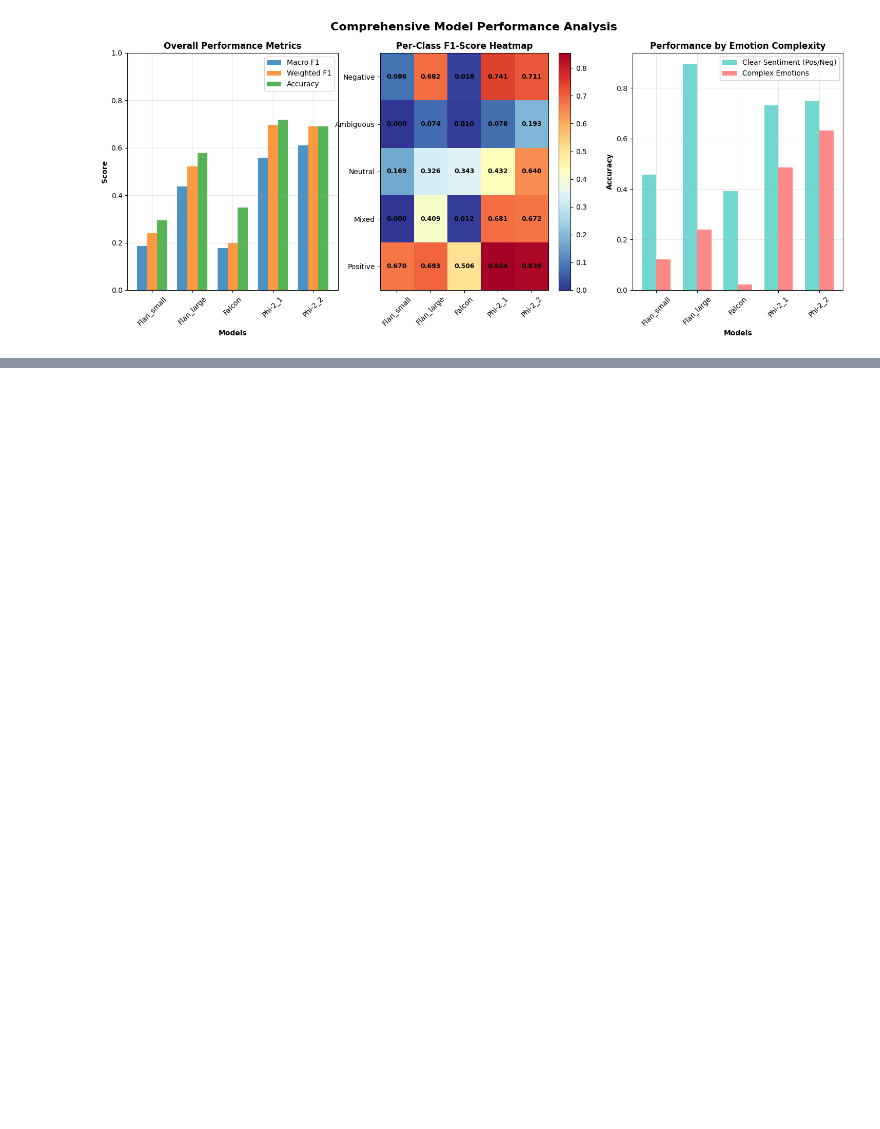
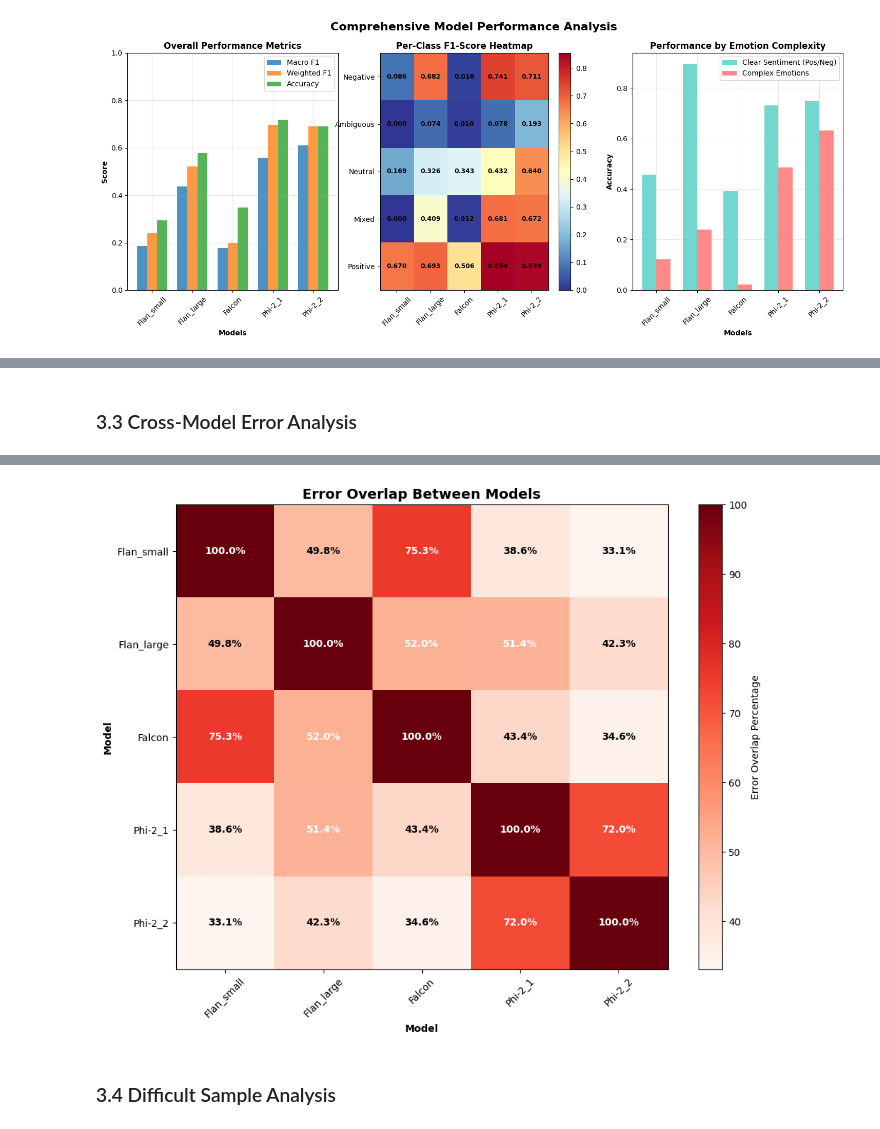
Before and after one commit to franciscoribeiro2003/Emotion_Classifier, a Jupyter notebook: notebooks/05-prompt-classification.ipynb, the cells around one changed output, grey strips where cells are left out. Drawn from its saved outputs; the diff is of its cells as text; code cells hidden in the pictures; blank space fills up the shorter version.

```diff
--- a/notebooks/05-prompt-classification.ipynb
+++ b/notebooks/05-prompt-classification.ipynb
@@ -900,0 +913,72 @@ ax5.grid(True, alpha=0.3)
+# %% [markdown]
+### 3.3 Cross-Model Error Analysis
+# %%
+# Analyze common errors across models
+print(f"\n" + "="*80)
+print("CROSS-MODEL ERROR ANALYSIS")
+print("="*80)
+
+# Find samples that all models get wrong
+all_errors = None
+for model in models:
+    if model in misclassification_data:
+        if all_errors is None:
+            all_errors = set(misclassification_data[model]['indices'])
+        else:
+            all_errors = all_errors.intersection(set(misclassification_data[model]['indices']))
+
+print(f"Samples misclassified by ALL models: {len(all_errors) if all_errors else 0}")
+
+# Find samples that only one model gets wrong
+if len(models) > 1:
+    unique_errors = {}
+    for model in models:
+        if model in misclassification_data:
+            model_errors = set(misclassification_data[model]['indices'])
+            other_errors = set()
+            for other_model in models:
+                if other_model != model and other_model in misclassification_data:
+                    other_errors.update(misclassification_data[other_model]['indices'])
+
+            unique_to_model = model_errors - other_errors
+            unique_errors[model] = unique_to_model
+            print(f"Samples misclassified ONLY by {model}: {len(unique_to_model)}")
+
+# Analyze error consistency
+print(f"\nERROR CONSISTENCY ANALYSIS:")
+print("-" * 40)
+error_overlap_matrix = np.zeros((len(models), len(models)))
+
+for i, model1 in enumerate(models):
+    for j, model2 in enumerate(models):
+        if model1 in misclassification_data and model2 in misclassification_data:
+            errors1 = set(misclassification_data[model1]['indices'])
+            errors2 = set(misclassification_data[model2]['indices'])
+
+            if len(errors1) > 0 and len(errors2) > 0:
+                overlap = len(errors1.intersection(errors2))
+                overlap_percentage = overlap / len(errors1.union(errors2)) * 100
+                error_overlap_matrix[i, j] = overlap_percentage
+            else:
+                error_overlap_matrix[i, j] = 0
+
+# Visualize error overlap
+plt.figure(figsize=(10, 8))
+im = plt.imshow(error_overlap_matrix, cmap='Reds', aspect='auto')
+plt.colorbar(im, label='Error Overlap Percentage')
+plt.xticks(range(len(models)), models, rotation=45)
+plt.yticks(range(len(models)), models)
+plt.title('Error Overlap Between Models', fontweight='bold', fontsize=14)
+
+# Add text annotations
+for i in range(len(models)):
+    for j in range(len(models)):
+        text = plt.text(j, i, f'{error_overlap_matrix[i, j]:.1f}%',
+                       ha="center", va="center", color="black" if error_overlap_matrix[i, j] < 50 else "white",
+                       fontweight='bold')
+
+plt.xlabel('Model', fontweight='bold')
+plt.ylabel('Model', fontweight='bold')
+plt.tight_layout()
+plt.show()
+# %% [output]
@@ -900,0 +997,3 @@ ax5.grid(True, alpha=0.3)
+[figure, added]
+# %% [markdown]
+### 3.4 Difficult Sample Analysis
```
Also changed, not shown: parts of 21 cells of this notebook.
